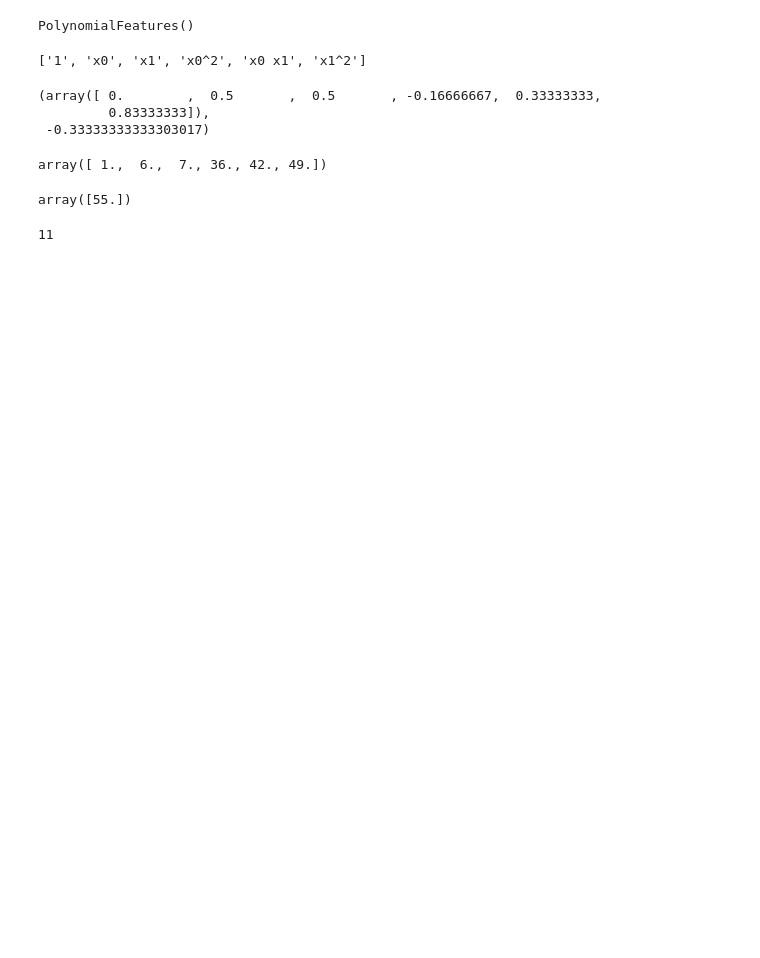
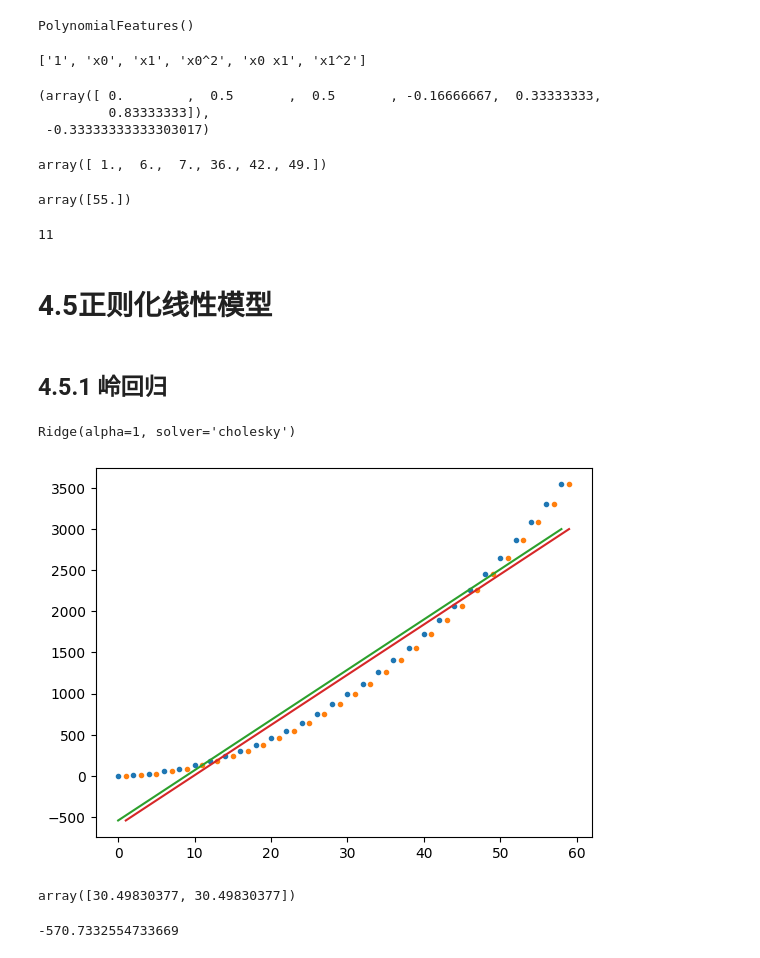
Before and after one commit to VVER0114/MLlearning, a Jupyter notebook: 第4章回归.ipynb, the cells around one changed output. Cells and saved outputs as stored; diff of their text form; code cells hidden in the pictures; blank space fills up the shorter version.

```diff
--- a/第4章回归.ipynb
+++ b/第4章回归.ipynb
@@ -161,3 +161,36 @@ array([55.])
 y[1]
 # %% [output]
 11
+# %% [markdown]
+# 4.5正则化线性模型
+# %% [markdown]
+## 4.5.1 岭回归
+# %%
+from sklearn.preprocessing import PolynomialFeatures
+import numpy as np
+X = np.arange(60).reshape(30, 2)
+y = X[:,1]**2 + X[:,0]*X[:,1] - X[:,0]**2
+# %%
+from sklearn.linear_model import Ridge
+ridge_reg = Ridge(alpha=1, solver="cholesky")
+ridge_reg.fit(X,y)
+# %% [output]
+Ridge(alpha=1, solver='cholesky')
+# %%
+import matplotlib.pyplot as plt
+plt.plot(X, y, '.')
+y_predict = ridge_reg.predict(X)
+plt.plot(X,y_predict,'-')
+plt.show()
+# %% [output]
+[figure, added]
+# %%
+ridge_reg.coef_
+# 斜率，系数
+# %% [output]
+array([30.49830377, 30.49830377])
+# %%
+#截距
+ridge_reg.intercept_
+# %% [output]
+-570.7332554733669
```
Also changed, not shown: parts of 3 cells of this notebook.
